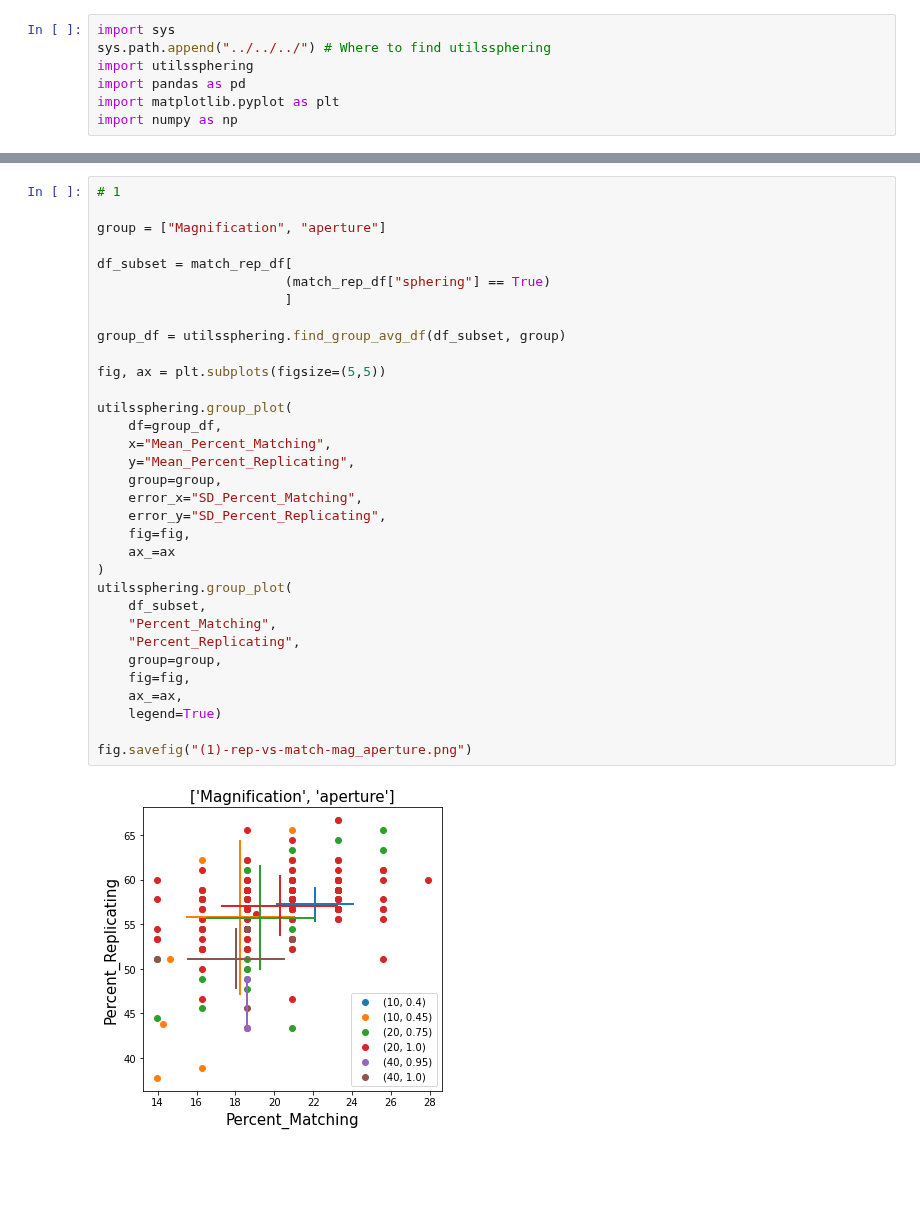
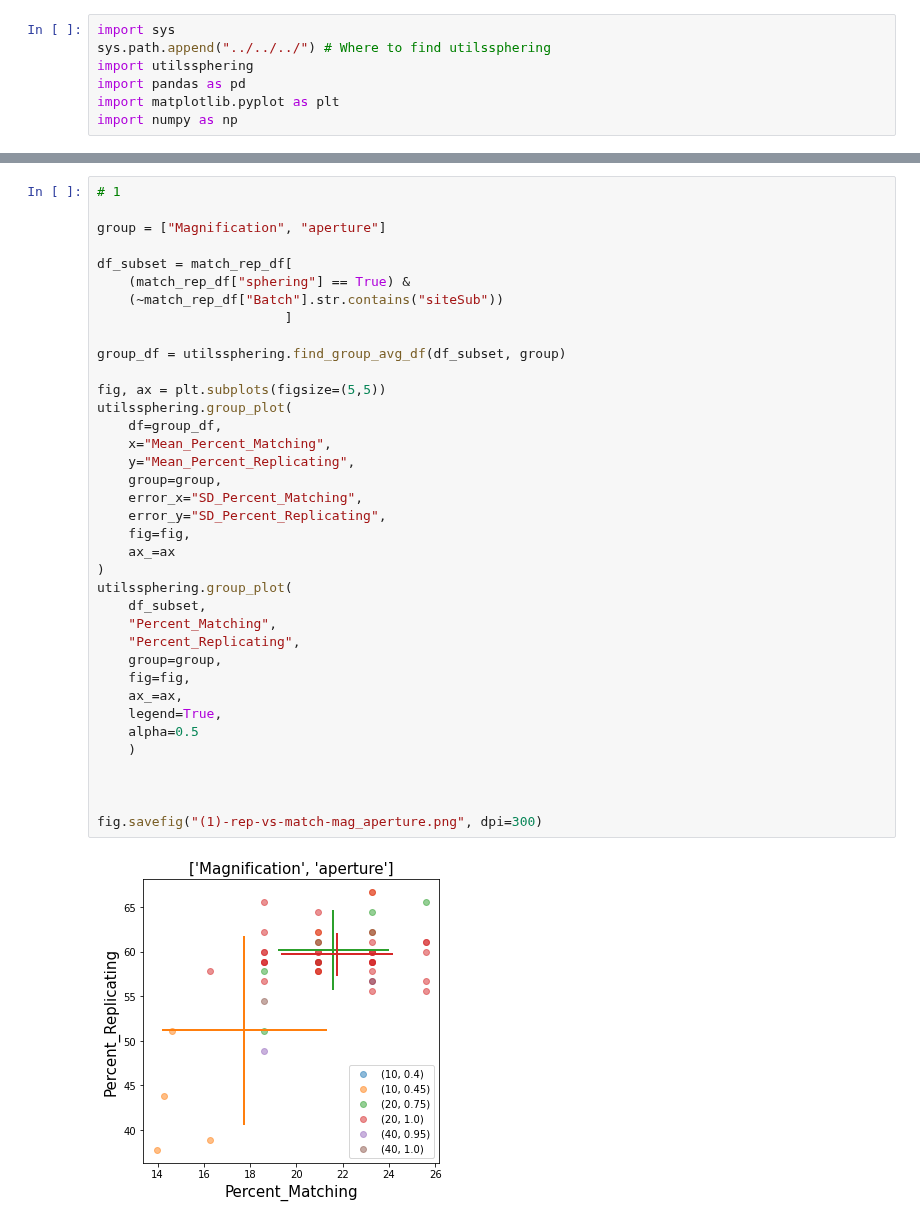
Before and after one commit to jump-cellpainting/jump-scope-analysis, a Jupyter notebook: notebooks/figures/supplementary/supplementary.ipynb, the cells around one changed output, grey strips where cells are left out. Cells and saved outputs as stored; diff of their text form; blank space fills up the shorter version.

Commit message:
final figures before feature selection is run at the plate level

```diff
--- a/notebooks/figures/supplementary/supplementary.ipynb
+++ b/notebooks/figures/supplementary/supplementary.ipynb
@@ -26,38 +26,42 @@ match_rep_df
 # %%
 # 1
 
 group = ["Magnification", "aperture"]
 
 df_subset = match_rep_df[
-                        (match_rep_df["sphering"] == True)
+    (match_rep_df["sphering"] == True) &
+    (~match_rep_df["Batch"].str.contains("siteSub"))
                         ]
 
 group_df = utilssphering.find_group_avg_df(df_subset, group)
 
 fig, ax = plt.subplots(figsize=(5,5))
-
 utilssphering.group_plot(
     df=group_df,
     x="Mean_Percent_Matching",
     y="Mean_Percent_Replicating",
     group=group,
     error_x="SD_Percent_Matching",
     error_y="SD_Percent_Replicating",
     fig=fig,
     ax_=ax
 )
 utilssphering.group_plot(
     df_subset,
     "Percent_Matching",
     "Percent_Replicating",
     group=group,
     fig=fig,
     ax_=ax,
-    legend=True)
+    legend=True,
+    alpha=0.5
+    )
 
-fig.savefig("(1)-rep-vs-match-mag_aperture.png")
+
+
+fig.savefig("(1)-rep-vs-match-mag_aperture.png", dpi=300)
 # %% [output]
-[figure, old version]
+[figure, new version]
 # %%
 # 2
 
```
Also changed, not shown: parts of 13 cells of this notebook, 40 other files.
